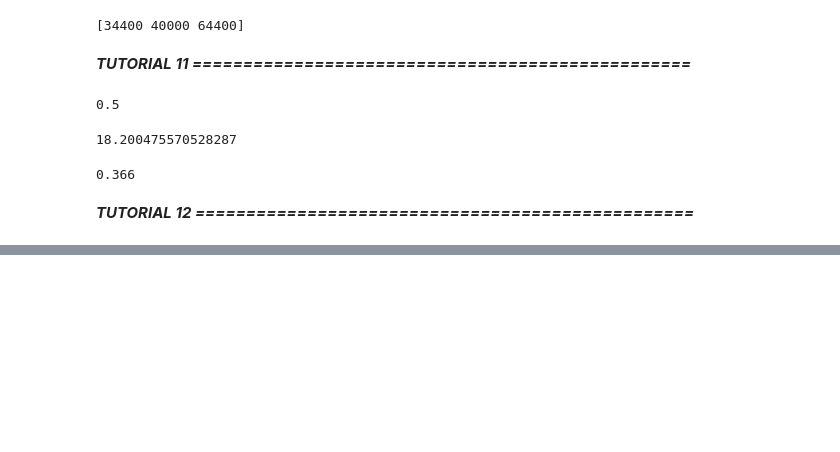
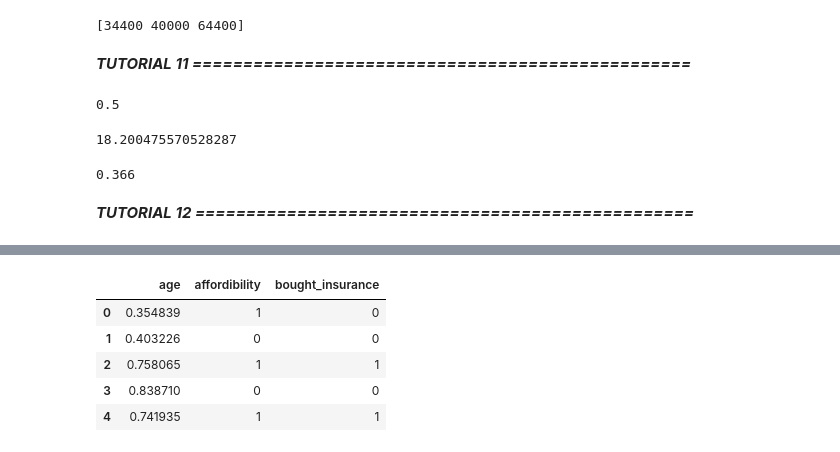
Before and after one commit to nickmirunsw/py-learning, a Jupyter notebook: tensorflow/tfnm.ipynb, the cells around one changed output, grey strips where cells are left out. Cells and saved outputs as stored; diff of their text form; code cells hidden in the pictures; blank space fills up the shorter version.

```diff
--- a/tensorflow/tfnm.ipynb
+++ b/tensorflow/tfnm.ipynb
@@ -385,0 +396,11 @@ mse(y_predicted, y_true)
+# %%
+df['age'] = df['age'] /(df['age'].max())
+# %%
+df.head()
+# %% [output]
+|  | age | affordibility | bought_insurance |
+| 0 | 0.354839 | 1 | 0 |
+| 1 | 0.403226 | 0 | 0 |
+| 2 | 0.758065 | 1 | 1 |
+| 3 | 0.838710 | 0 | 0 |
+| 4 | 0.741935 | 1 | 1 |
```
Also changed, not shown: parts of 6 cells of this notebook.
